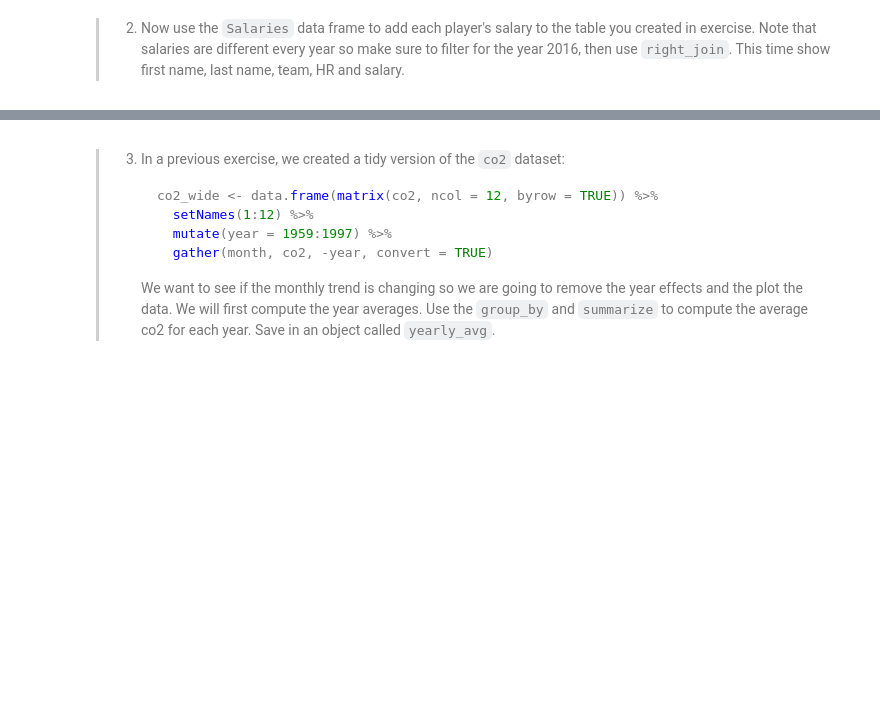
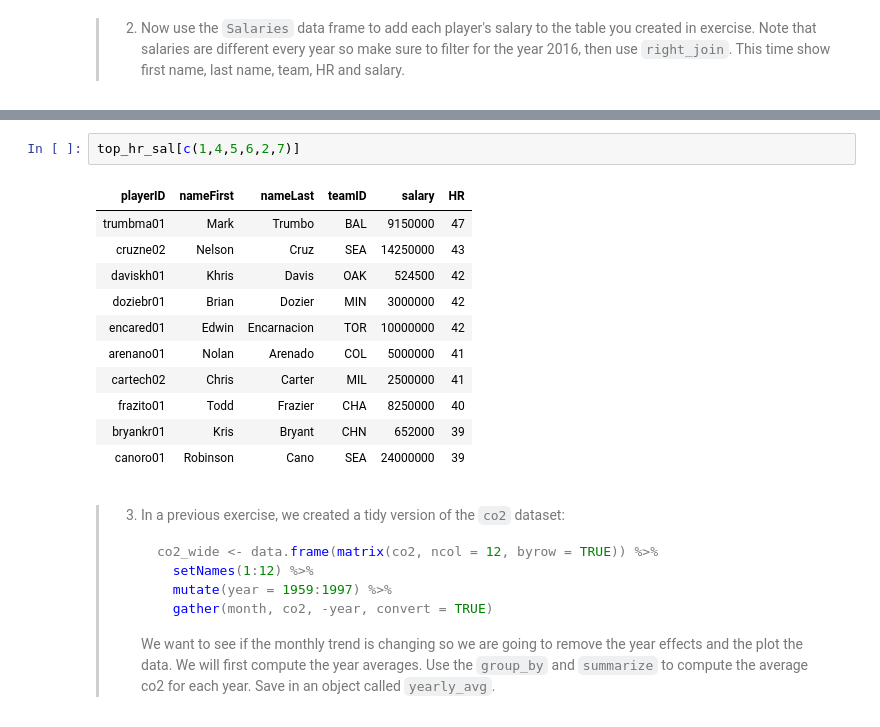
Before and after one commit to mldwr/dsbook_exercises, a Jupyter notebook: ex_37_combining_tables.ipynb, the cells around one changed output, grey strips where cells are left out. Cells and saved outputs as stored; diff of their text form; blank space fills up the shorter version.

```diff
--- a/ex_37_combining_tables.ipynb
+++ b/ex_37_combining_tables.ipynb
@@ -122,3 +140,17 @@ Master %>% as.tibble()
+# %%
+top_hr_sal[c(1,4,5,6,2,7)]
+# %% [output]
+| playerID | nameFirst | nameLast | teamID | salary | HR |
+| trumbma01 | Mark | Trumbo | BAL | 9150000 | 47 |
+| cruzne02 | Nelson | Cruz | SEA | 14250000 | 43 |
+| daviskh01 | Khris | Davis | OAK | 524500 | 42 |
+| doziebr01 | Brian | Dozier | MIN | 3000000 | 42 |
+| encared01 | Edwin | Encarnacion | TOR | 10000000 | 42 |
+| arenano01 | Nolan | Arenado | COL | 5000000 | 41 |
+| cartech02 | Chris | Carter | MIL | 2500000 | 41 |
+| frazito01 | Todd | Frazier | CHA | 8250000 | 40 |
+| bryankr01 | Kris | Bryant | CHN | 652000 | 39 |
+| canoro01 | Robinson | Cano | SEA | 24000000 | 39 |
 # %% [markdown]
 >3. In a previous exercise, we created a tidy version of the `co2` dataset:
 >
```
Also changed, not shown: parts of 8 cells of this notebook, 2 other files.
